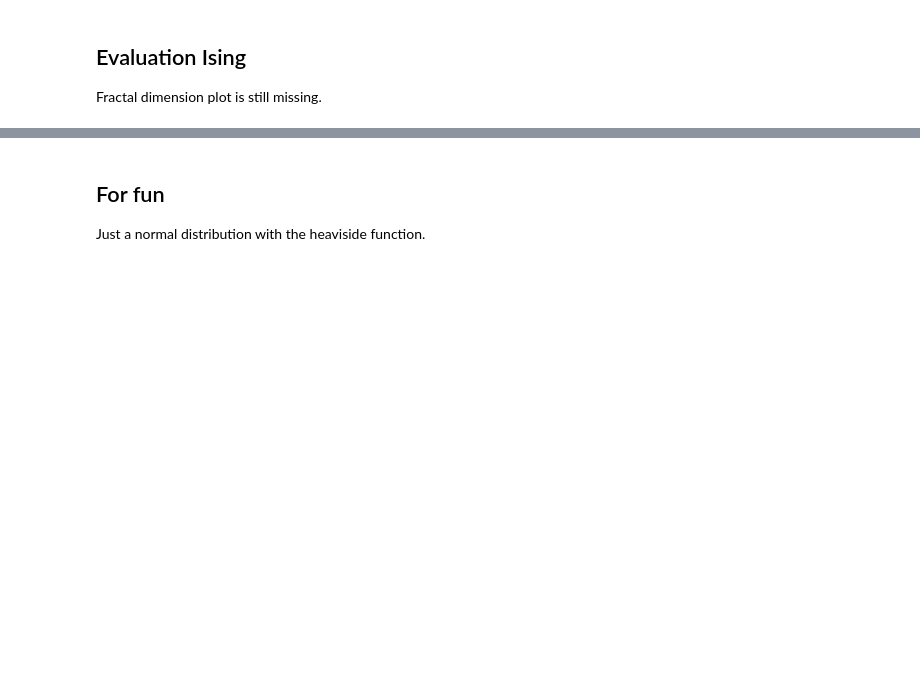
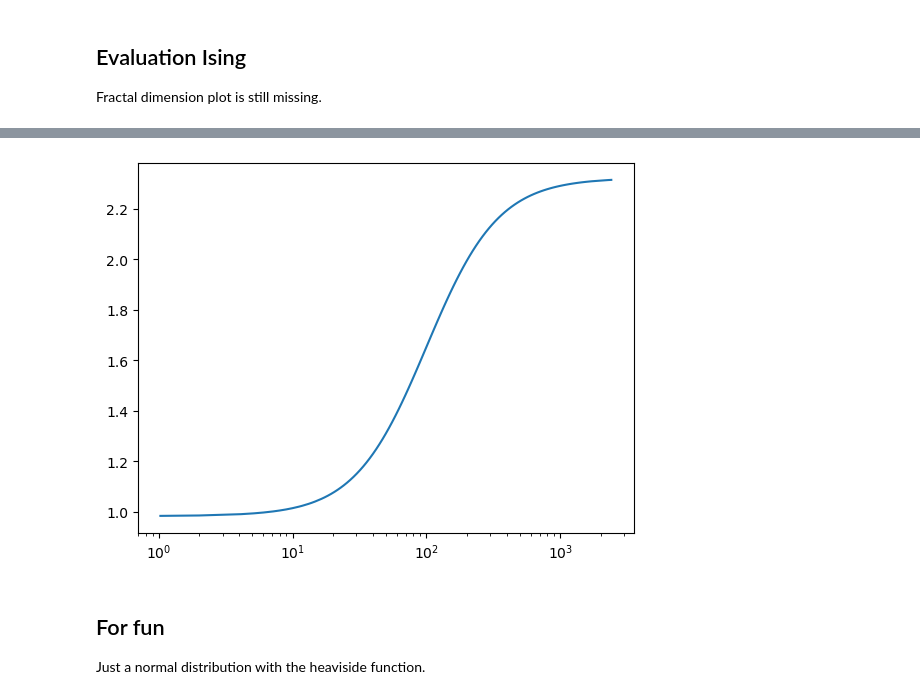
Before and after one commit to PaulHosek/ComplexSystemSimulation, a Jupyter notebook: model_example.ipynb, the cells around one changed output, grey strips where cells are left out. Cells and saved outputs as stored; diff of their text form; code cells hidden in the pictures; blank space fills up the shorter version.

```diff
--- a/model_example.ipynb
+++ b/model_example.ipynb
@@ -117,3 +117,10 @@ Text(0, 0.5, 'perimeter [m]')
+# %%
+areas_dim, dimensions = evaluation.fractal_dim(ponds, -1, 1, 150)
+# %%
+plt.plot(areas_dim, dimensions)
+plt.xscale('log')
+# %% [output]
+[figure, added]
 # %% [markdown]
 ## For fun
 Just a normal distribution with the heaviside function.
```
Also changed, not shown: parts of 5 cells of this notebook, 1 other file.
